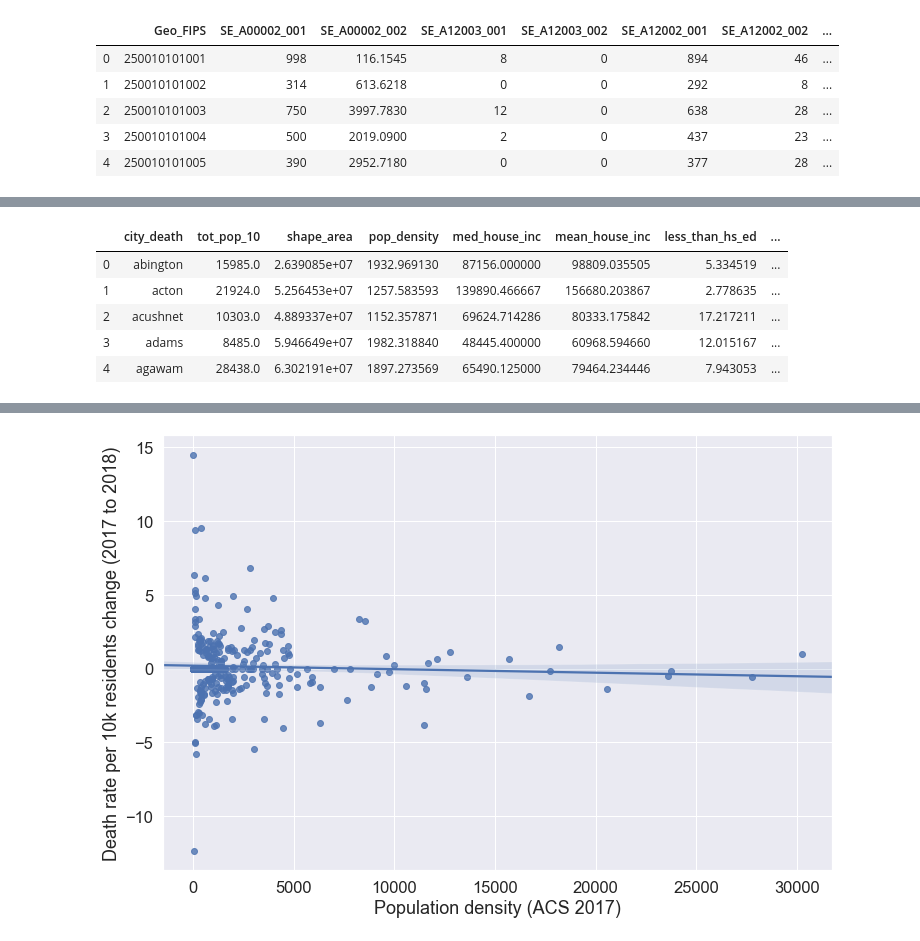
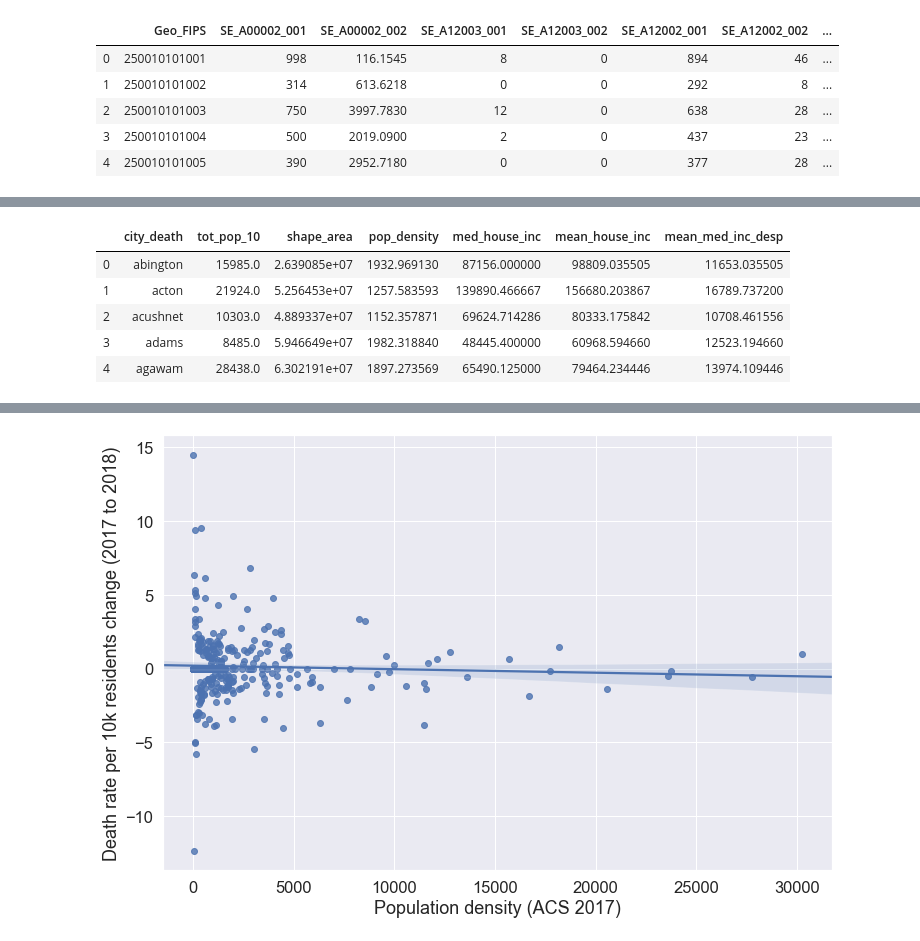
Before and after one commit to darya-akimova/biobot_insight_project, a Jupyter notebook: code/cleaning_and_eda/overdose_death_and_acs_data_prep_for_modeling.ipynb, the cells around one changed output, grey strips where cells are left out. Saved outputs shown, nothing was run; the diff lists cells and outputs as text; code cells hidden in the pictures.

```diff
--- a/code/cleaning_and_eda/overdose_death_and_acs_data_prep_for_modeling.ipynb
+++ b/code/cleaning_and_eda/overdose_death_and_acs_data_prep_for_modeling.ipynb
@@ -126,4 +161,0 @@ acs_17_sub.head()
-# %%
-acs_17_sub['drop_out'] = (acs_17_sub['civ_pop_16_19_drop'] * 100) / acs_17_sub['civ_pop_16_19']
-acs_17_sub.drop(['civ_pop_16_19_drop', 'civ_pop_16_19'], axis = 1, inplace=True)
-acs_17_sub.head()
@@ -137,4 +161,0 @@ acs_17_sub.head()
-# %%
-acs_17_sub['less_than_hs_ed'] = (acs_17_sub['pop_over_25_less_school'] * 100) / acs_17_sub['pop_over_25']
-acs_17_sub.drop(['pop_over_25', 'pop_over_25_less_school'], axis = 1, inplace=True)
-acs_17_sub.head()
@@ -157,0 +172,5 @@ acs_17_sub.head()
+# %%
+# calculate num and prop of residents
+acs_17_sub['over_65_count'] = acs_17_sub['age_65_to_74'] + acs_17_sub['age_75_to_84'] + acs_17_sub['age_85_over']
+acs_17_sub.drop(['age_65_to_74', 'age_75_to_84', 'age_85_over'], axis = 1, inplace=True)
+acs_17_sub.head()
@@ -170,3 +195,0 @@ acs_17_sub.describe()
-# %%
-# drop out column doesn't look like it will be very useful
-acs_17_sub.drop('drop_out', axis=1, inplace=True)
@@ -226,11 +290,12 @@ town_17_pop.head()
 # %%
 # get mean of other stats:
-town_stats = town_acs_merge.groupby('city_death').mean().reset_index().drop(['GEOID10', 'tot_pop'], axis=1)
+mean_stat_cols = ['city_death', 'tot_pop_10', 'shape_area', 'pop_density', 'med_house_inc', 'mean_house_inc', 'mean_med_inc_desp']
+town_stats = town_acs_merge.groupby('city_death').mean().reset_index()[mean_stat_cols]
 town_stats.head()
 # %% [output]
-|  | city_death | tot_pop_10 | shape_area | pop_density | med_house_inc | mean_house_inc | less_than_hs_ed | ... |
-| 0 | abington | 15985.0 | 2.639085e+07 | 1932.969130 | 87156.000000 | 98809.035505 | 5.334519 | ... |
-| 1 | acton | 21924.0 | 5.256453e+07 | 1257.583593 | 139890.466667 | 156680.203867 | 2.778635 | ... |
-| 2 | acushnet | 10303.0 | 4.889337e+07 | 1152.357871 | 69624.714286 | 80333.175842 | 17.217211 | ... |
-| 3 | adams | 8485.0 | 5.946649e+07 | 1982.318840 | 48445.400000 | 60968.594660 | 12.015167 | ... |
-| 4 | agawam | 28438.0 | 6.302191e+07 | 1897.273569 | 65490.125000 | 79464.234446 | 7.943053 | ... |
+|  | city_death | tot_pop_10 | shape_area | pop_density | med_house_inc | mean_house_inc | mean_med_inc_desp |
+| 0 | abington | 15985.0 | 2.639085e+07 | 1932.969130 | 87156.000000 | 98809.035505 | 11653.035505 |
+| 1 | acton | 21924.0 | 5.256453e+07 | 1257.583593 | 139890.466667 | 156680.203867 | 16789.737200 |
+| 2 | acushnet | 10303.0 | 4.889337e+07 | 1152.357871 | 69624.714286 | 80333.175842 | 10708.461556 |
+| 3 | adams | 8485.0 | 5.946649e+07 | 1982.318840 | 48445.400000 | 60968.594660 | 12523.194660 |
+| 4 | agawam | 28438.0 | 6.302191e+07 | 1897.273569 | 65490.125000 | 79464.234446 | 13974.109446 |
```
Also changed, not shown: parts of 66 cells of this notebook, 5 other files.
